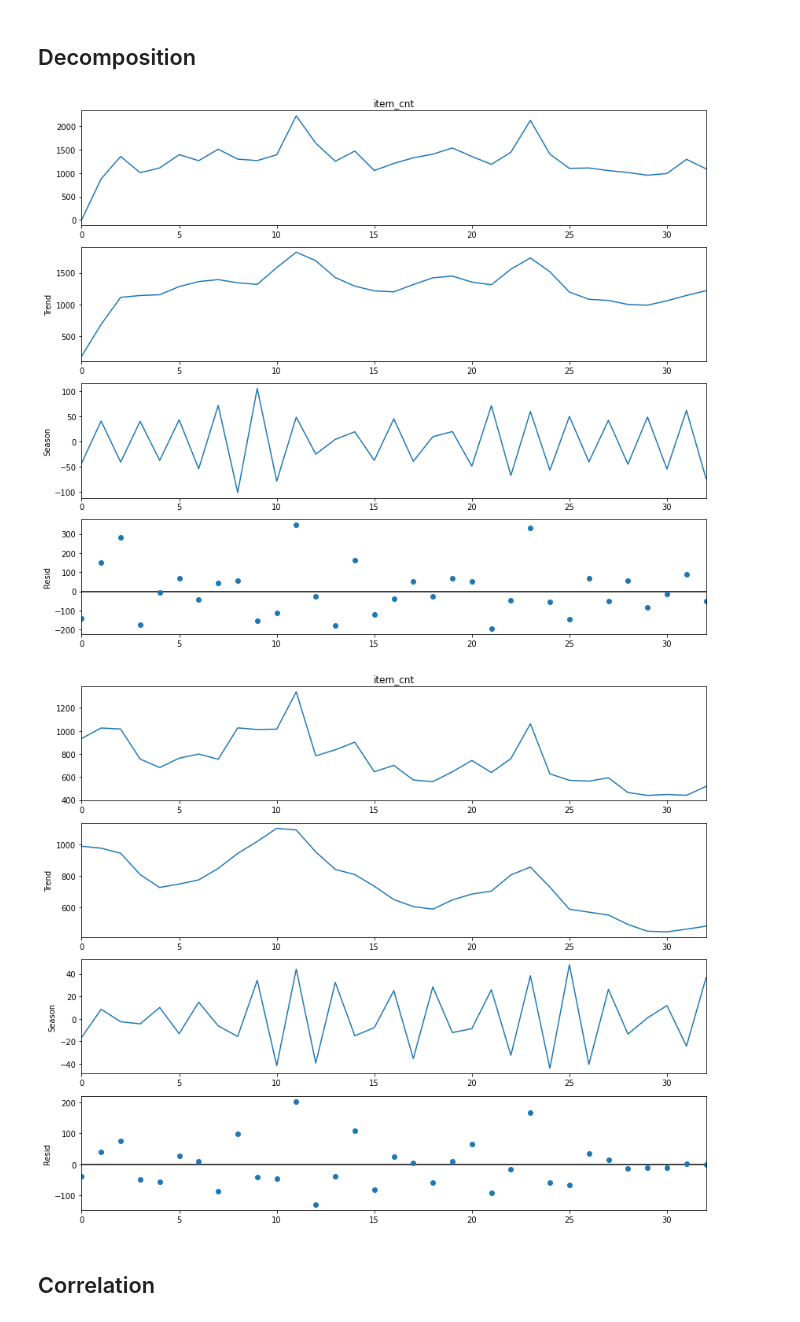
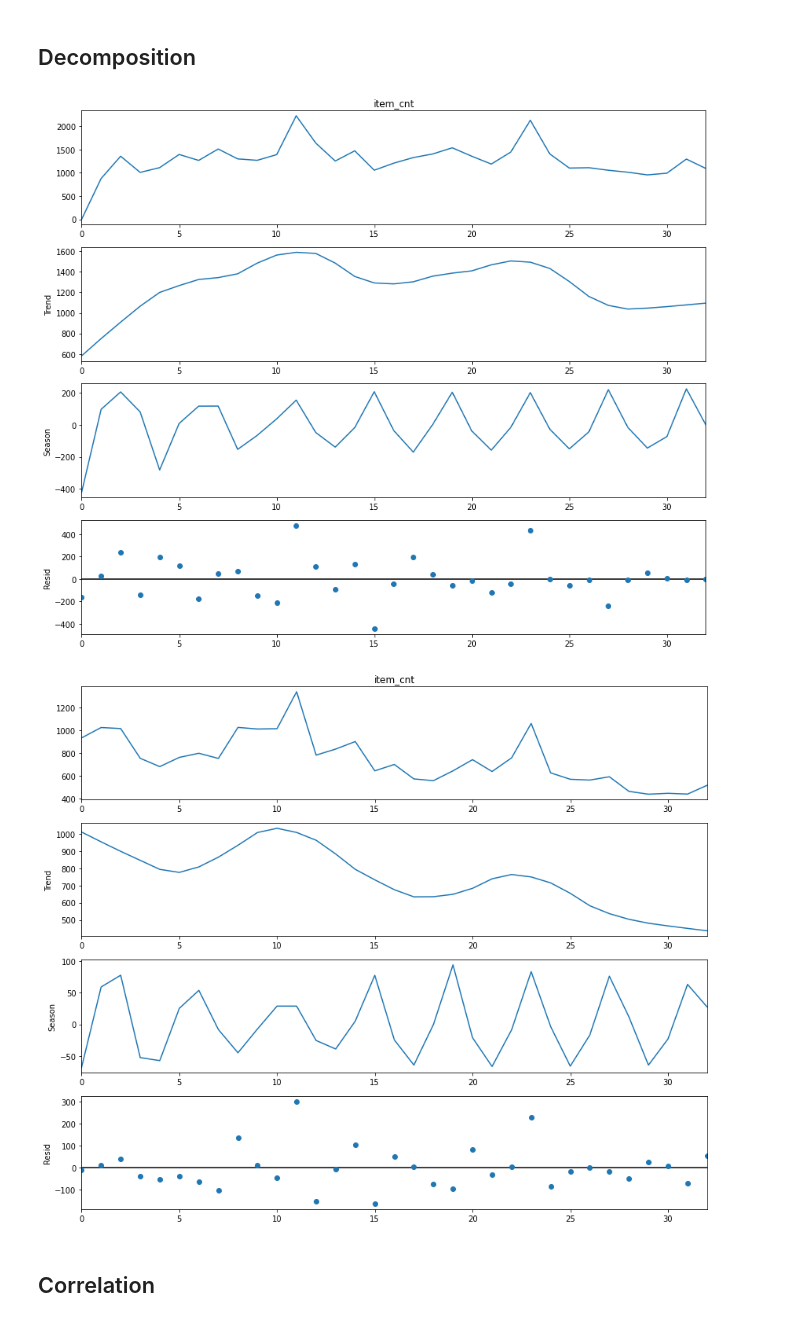
Before and after one commit to PaulIusztin/sales-prediction, a Jupyter notebook: notebooks/eda.ipynb, the cells around one changed output. Drawn from its saved outputs; the diff is of its cells as text; code cells hidden in the pictures.

Commit message:
Finish TODOs. Remove outlier method.

```diff
--- a/notebooks/eda.ipynb
+++ b/notebooks/eda.ipynb
@@ -227,3 +293,9 @@ df.query(f"shop_id == 12 and item_id == 21619")
 |  | date | date_block_num | shop_id | item_id | item_price | item_cnt_day | item_name | item_category_id | ... |
 | 2894786 | 2015-10-07 | 33 | 12 | 21619 | 399.0 | 1.0 | ЧЕЛОВЕК ДОЖДЯ (BD) | 37 | ... |
 | 2894788 | 2015-10-07 | 33 | 12 | 21619 | 499.0 | 1.0 | ЧЕЛОВЕК ДОЖДЯ (BD) | 37 | ... |
+# %%
+df = train_df.query(f"shop_id == 12 and item_id == 21619")
+print(f"This specific item was sold {len(df)} times")
+date_range = pd.date_range(start="2014-01-01", periods=10000)
+df = df[df["date"].isin(date_range)]
+df.sort_values(by=["date"])
@@ -905,7 +985,8 @@ def decompose(df: pd.DataFrame, shop_id: int, plot_default: bool = False):
     old_figsize = rcParams["figure.figsize"]
     rcParams["figure.figsize"] = 12, 10
 
-    stl = STL(df["item_cnt"], robust=False, period=2, seasonal=7, seasonal_deg=1, trend_deg=1, low_pass_deg=1)
+    # TODO
+    stl = STL(df["item_cnt"], robust=False, period=4, seasonal=7, seasonal_deg=1, trend_deg=1, low_pass_deg=1)
     res = stl.fit()
     fig = res.plot()
     if plot_default is True:
@@ -929,13 +1010,13 @@ def add_stl_plot(fig, res, legend):
             if comp == "trend":
                 ax.legend(legend, frameon=False)
 # %%
-decompose(train_monthly_df, shop_id=5)
+decompose(train_monthly_df, shop_id=5, plot_default=False)
 # %% [output]
-[figure, old version]
+[figure, new version]
 # %%
 decompose(train_monthly_df, shop_id=10)
 # %% [output]
-[figure, old version]
+[figure, new version]
 # %% [markdown]
 ##  Correlation
 # %%
```
Also changed, not shown: parts of 23 cells of this notebook, 2 other files.
